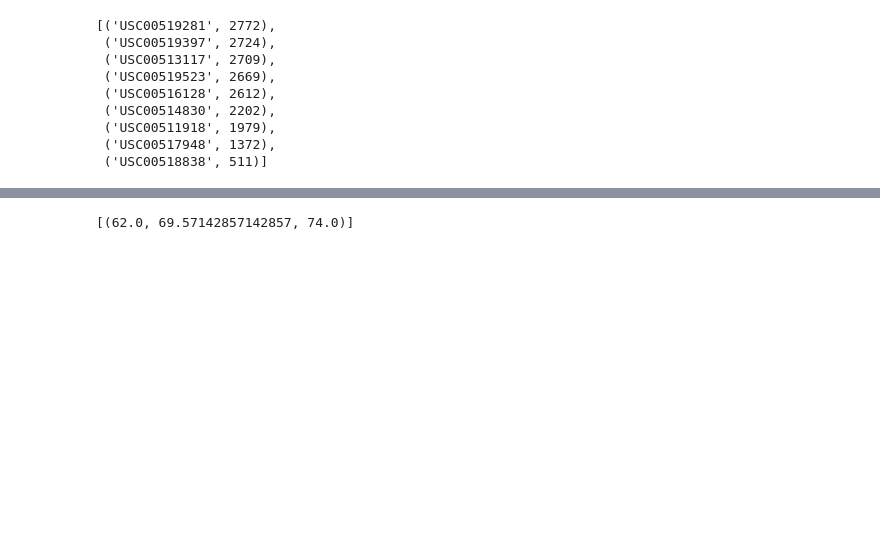
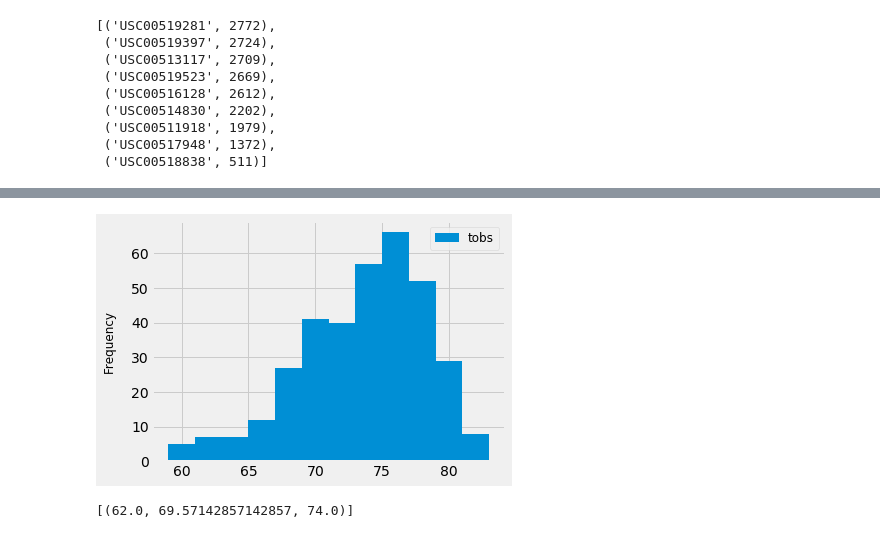
Before and after one commit to anulkar/sqlalchemy-challenge, a Jupyter notebook: climate_analysis.ipynb, the cells around one changed output, grey strips where cells are left out. Saved outputs shown, nothing was run; the diff lists cells and outputs as text; code cells hidden in the pictures; blank space fills up the shorter version.

```diff
--- a/climate_analysis.ipynb
+++ b/climate_analysis.ipynb
@@ -92,7 +93,9 @@ session.query(Station).count()
 # Query to list the most active stations (i.e. stations that have the most rows)
 # List the stations and the counts in descending order.
 
-session.query(Measurement.station, func.count(Measurement.station)).group_by(Measurement.station).order_by(func.count(Measurement.station).desc()).all()
+active_stations = session.query(Measurement.station, func.count(Measurement.station)).group_by(Measurement.station).order_by(func.count(Measurement.station).desc()).all()
+
+active_stations
 # %% [output]
 [('USC00519281', 2772),
  ('USC00519397', 2724),
@@ -114,3 +116,19 @@ session.query(Measurement.station, func.count(Measurement.station)).group_by(Mea
+# %%
+# Query the last 12 months of temperature observation data for the station with the highest number of temperature observations
+temp_obs = session.query(Measurement.tobs).filter(Measurement.station == active_stations[0][0]).filter(Measurement.date >= date_year_ago).filter(Measurement.date <= last_measurement_date[0]).all()
+
+# Unpack tuple using list comprehensions
+temps = [temp[0] for temp in temp_obs]
+
+# Plot the results as a histogram
+fig, ax = plt.subplots(tight_layout=True)
+ax.hist(temps[::-1], bins=12)
+ax.set_ylabel('Frequency', fontsize=12, labelpad=15)
+ax.legend(['tobs'], loc='upper right', fontsize=12)
+plt.savefig(f'images/Yearly_HI_Tobs_Station_{active_stations[0][0]}_{date_year_ago}_{last_measurement_date[0]}.png', dpi=200)
+plt.show()
+# %% [output]
+[figure, added]
 # %%
 # This function called `calc_temps` will accept start date and end date in the format '%Y-%m-%d'
 # and return the minimum, average, and maximum temperatures for that range of dates
```
Also changed, not shown: parts of 6 cells of this notebook.
